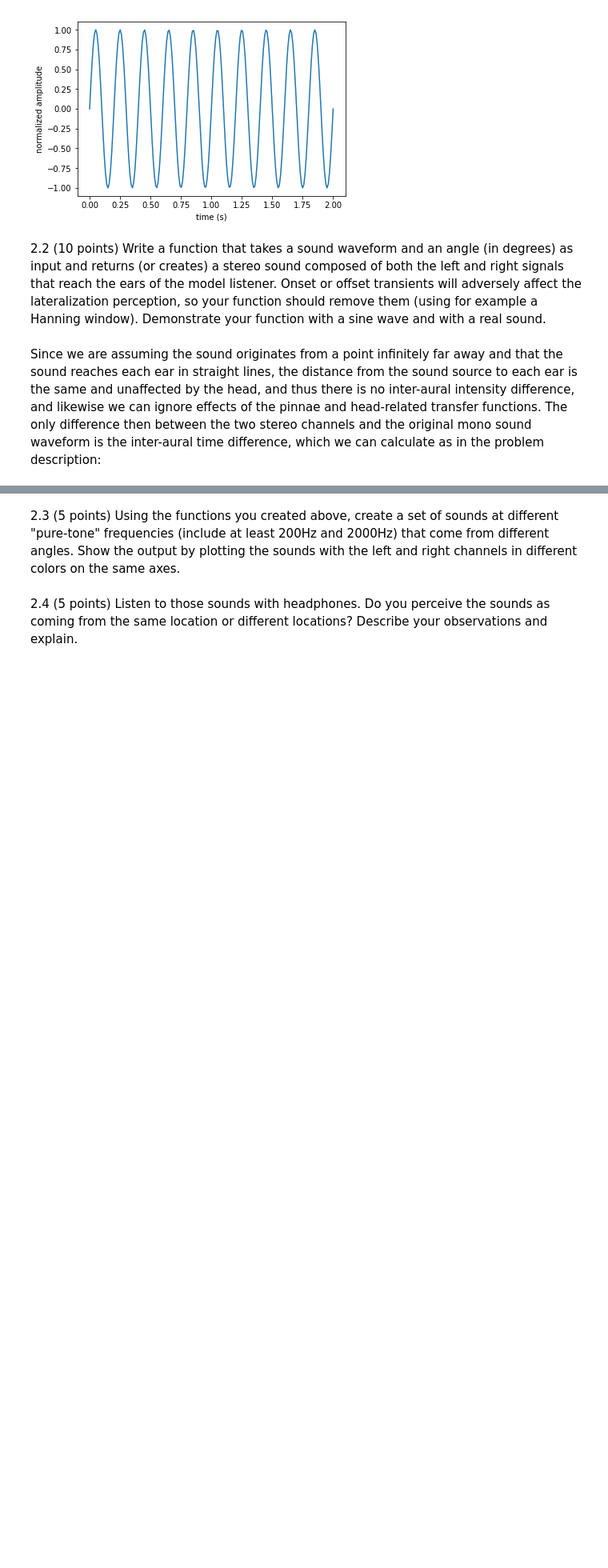
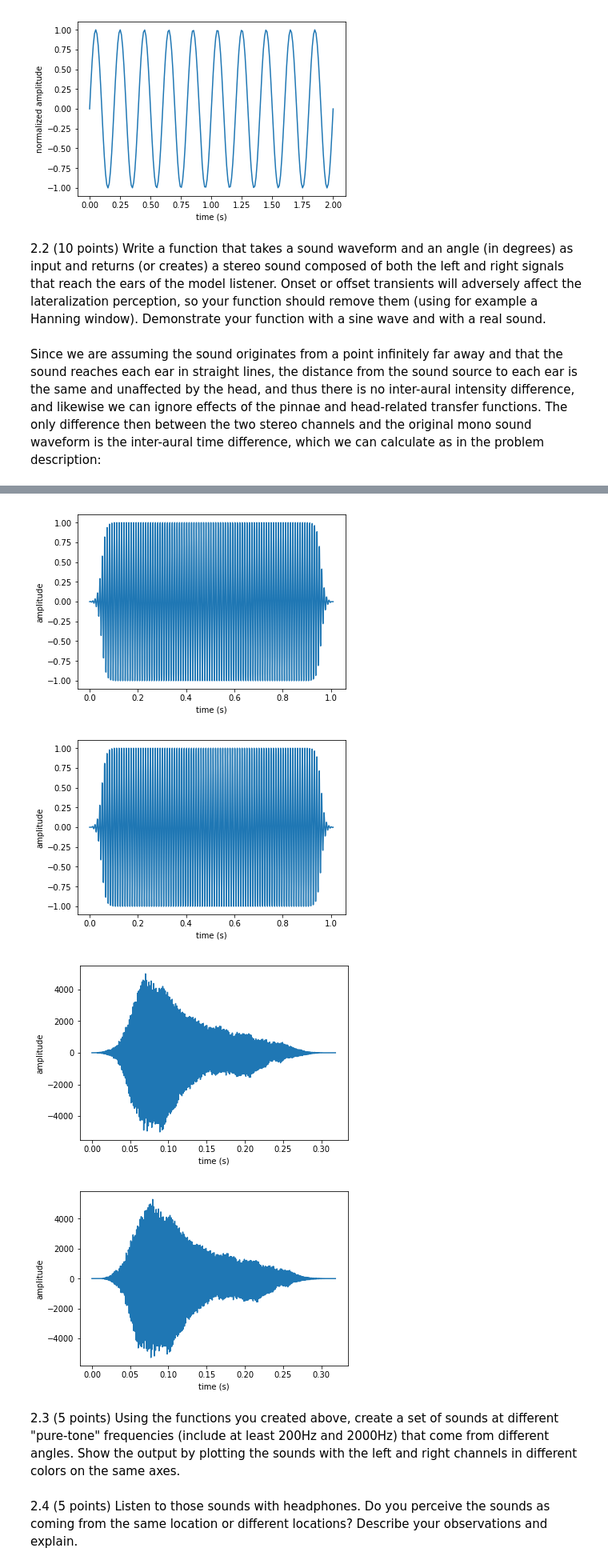
Before and after one commit to brennanmcfarland/computational-perception-class, a Jupyter notebook: CP-A3-bfm21.ipynb, the cells around one changed output, grey strips where cells are left out. Shown at 80% size. Drawn from its saved outputs; the diff is of its cells as text; code cells hidden in the pictures; blank space fills up the shorter version.

Commit message:
stereo sound code now cleaned up

```diff
--- a/CP-A3-bfm21.ipynb
+++ b/CP-A3-bfm21.ipynb
@@ -70,10 +72,10 @@ def _sine_wave(domain, freq, secs, srate, return_domain=False):
 def sine_wave(freq, secs, srate, return_domain=False):
     return _sine_wave(np.linspace(0, secs, secs*srate), freq, secs, srate, return_domain=return_domain)
 # %%
-def plot_wave(domain, codomain):
+def plot_wave(domain, codomain, ylabel='normalized amplitude'):
     plt.plot(domain, codomain)
     plt.xlabel('time (s)')
-    plt.ylabel('normalized amplitude')
+    plt.ylabel(ylabel)
     plt.show()
 # %%
 # illustrate with plots - I do so for both functions to verify for each
@@ -211,3 +166,38 @@ plot_wave(np.linspace(0, len(channel_2) / srate, len(channel_2)), channel_2)
+# %%
+# TODO: make this modifiable with the interactive library? may also want to make this a loop with lambdas
+angle = 45
+
+# convenience class to make it easier to iteratively test each case
+class SoundWave:
+    def __init__(self, domain, codomain, srate):
+        self.domain = domain
+        self.codomain = codomain
+        self.srate = srate
+
+
+# demonstrate with sine wave
+sine_srate = 44100
+sine_domain, sine_codomain = sine_wave(freq=100, secs=1, srate=sine_srate, return_domain=True)
+sine_sound_wave = SoundWave(sine_domain, sine_codomain, sine_srate)
+
+# demonstrate with real sound
+real_srate, real_codomain = wavfile.read('note.wav')
+real_sound_wave = SoundWave(np.linspace(0, len(real_codomain) / srate, len(real_codomain)), real_codomain, real_srate)
+
+for sound_wave in (sine_sound_wave, real_sound_wave):
+    stereo_sound = convert_to_stereo(sound_wave.codomain, angle, sound_wave.srate)
+    stereo_sound[:, 0] = apply_ramp(stereo_sound[:, 0], .1, sound_wave.srate)
+    stereo_sound[:, 1] = apply_ramp(stereo_sound[:, 1], .1, sound_wave.srate)
+    play_sound(stereo_sound, sound_wave.srate, channels=2)
+    sound_len = len(stereo_sound[:, 0])
+    plot_wave(np.linspace(0, sound_len / sound_wave.srate, sound_len), stereo_sound[:, 0], ylabel='amplitude')
+    plot_wave(np.linspace(0, sound_len / sound_wave.srate, sound_len), stereo_sound[:, 1], ylabel='amplitude')
+    time.sleep(1) # to let the sound finish playing uninterrupted
+# %% [output]
+[figure, added]
+[figure, added]
+[figure, added]
+[figure, added]
 # %% [markdown]
 2.3 (5 points)  Using the functions you created above, create a set of sounds at different "pure-tone" frequencies (include at least 200Hz and 2000Hz) that come from different angles.  Show the output by plotting the sounds with the left and right channels in different colors on the same axes.
 # %% [markdown]
```
Also changed, not shown: parts of 4 cells of this notebook.
